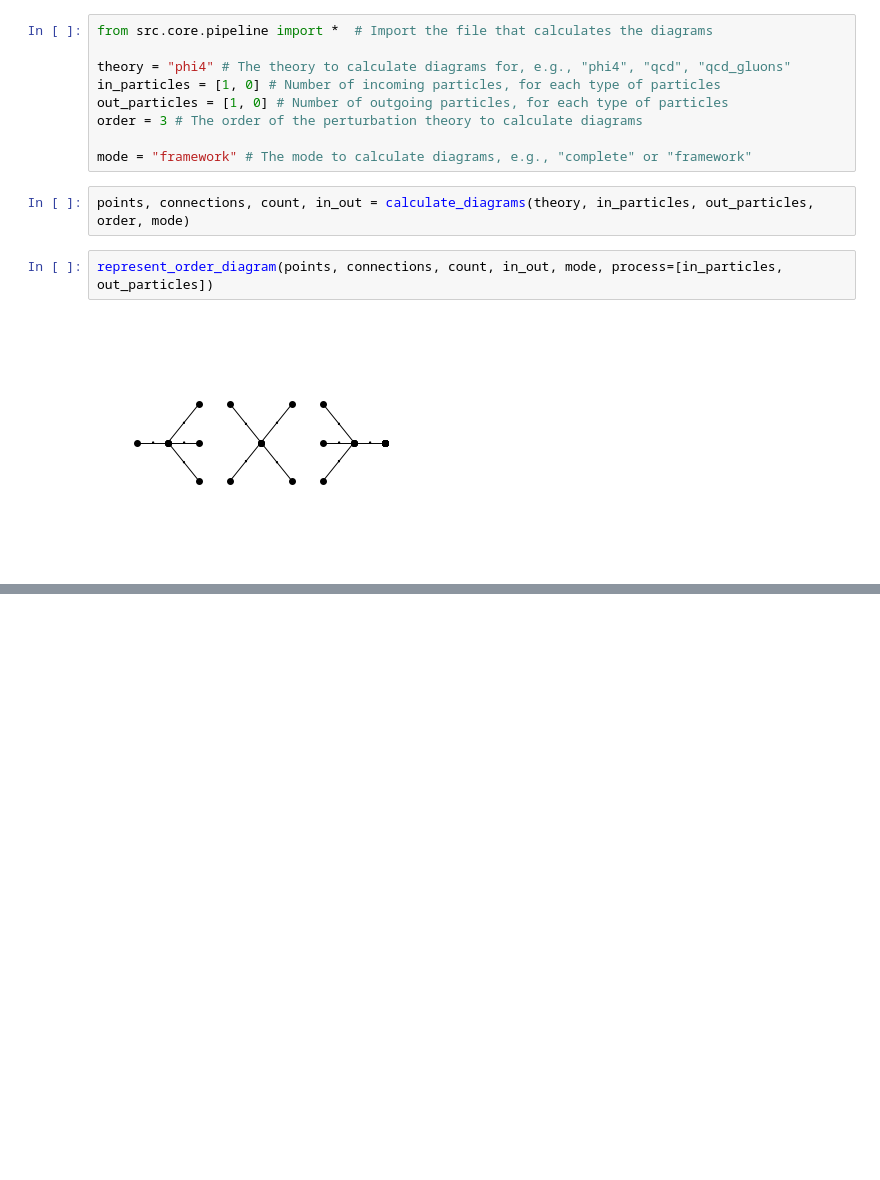
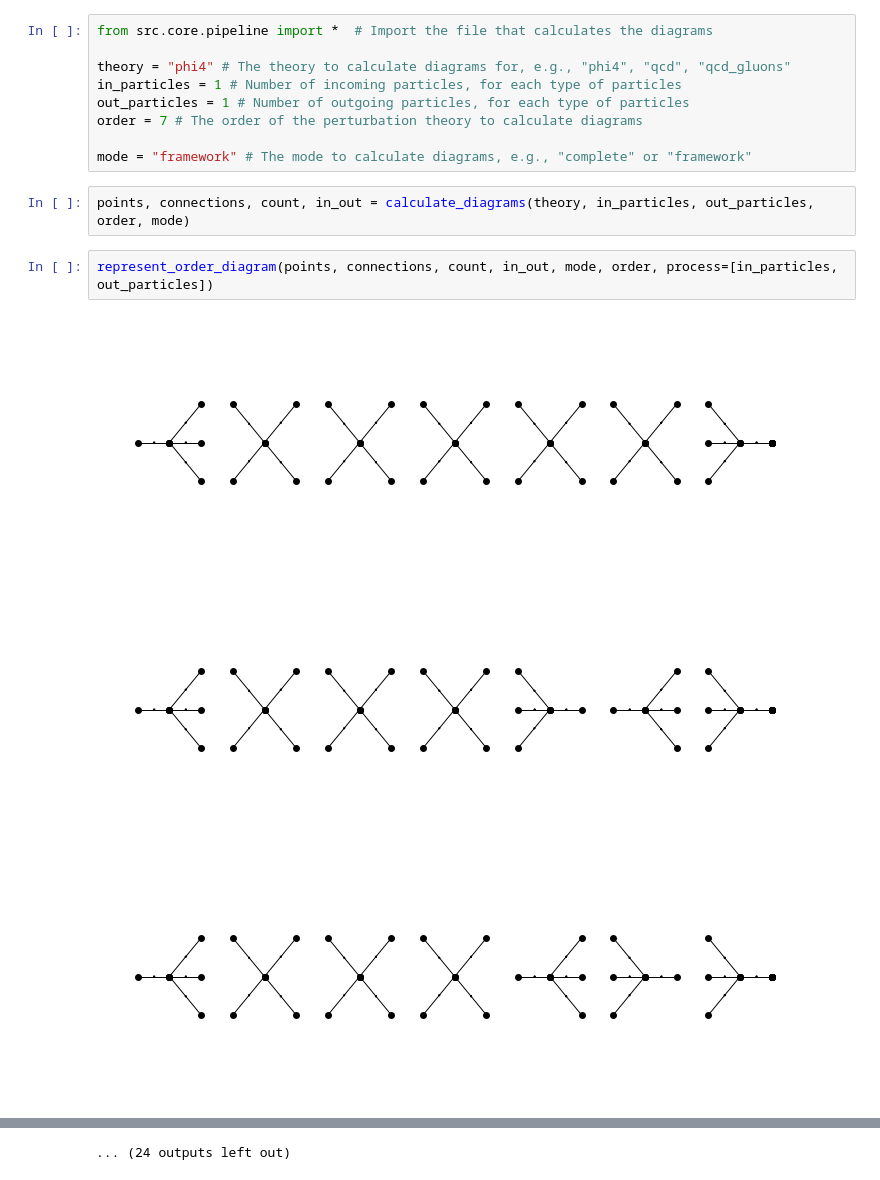
Before and after one commit to liuzhuozhuo/RGPEP-DGT, a Jupyter notebook: phi4_test.ipynb, the cells around one changed output, grey strips where cells are left out. Drawn from its saved outputs; the diff is of its cells as text; blank space fills up the shorter version.

```diff
--- a/phi4_test.ipynb
+++ b/phi4_test.ipynb
@@ -13,14 +15,16 @@ After indicating the parameters the program offers 2 option:
 from src.core.pipeline import *  # Import the file that calculates the diagrams
 
 theory = "phi4" # The theory to calculate diagrams for, e.g., "phi4", "qcd", "qcd_gluons"
-in_particles = [1, 0] # Number of incoming particles, for each type of particles
-out_particles = [1, 0] # Number of outgoing particles, for each type of particles
-order = 3 # The order of the perturbation theory to calculate diagrams
+in_particles = 1 # Number of incoming particles, for each type of particles
+out_particles = 1 # Number of outgoing particles, for each type of particles
+order = 7 # The order of the perturbation theory to calculate diagrams
 
 mode = "framework" # The mode to calculate diagrams, e.g., "complete" or "framework"
 # %%
 points, connections, count, in_out = calculate_diagrams(theory, in_particles, out_particles, order, mode)
 # %%
-represent_order_diagram(points, connections, count, in_out, mode, process=[in_particles, out_particles])
+represent_order_diagram(points, connections, count, in_out, mode, order, process=[in_particles, out_particles])
 # %% [output]
-[figure, old version]
+[figure, new version]
+[figure, added]
+[figure, added]
@@ -26,0 +40 @@ represent_order_diagram(points, connections, count, in_out, mode, process=[in_pa
+... (24 outputs left out)
```
Also changed, not shown: parts of 3 cells of this notebook, 2 other files.
